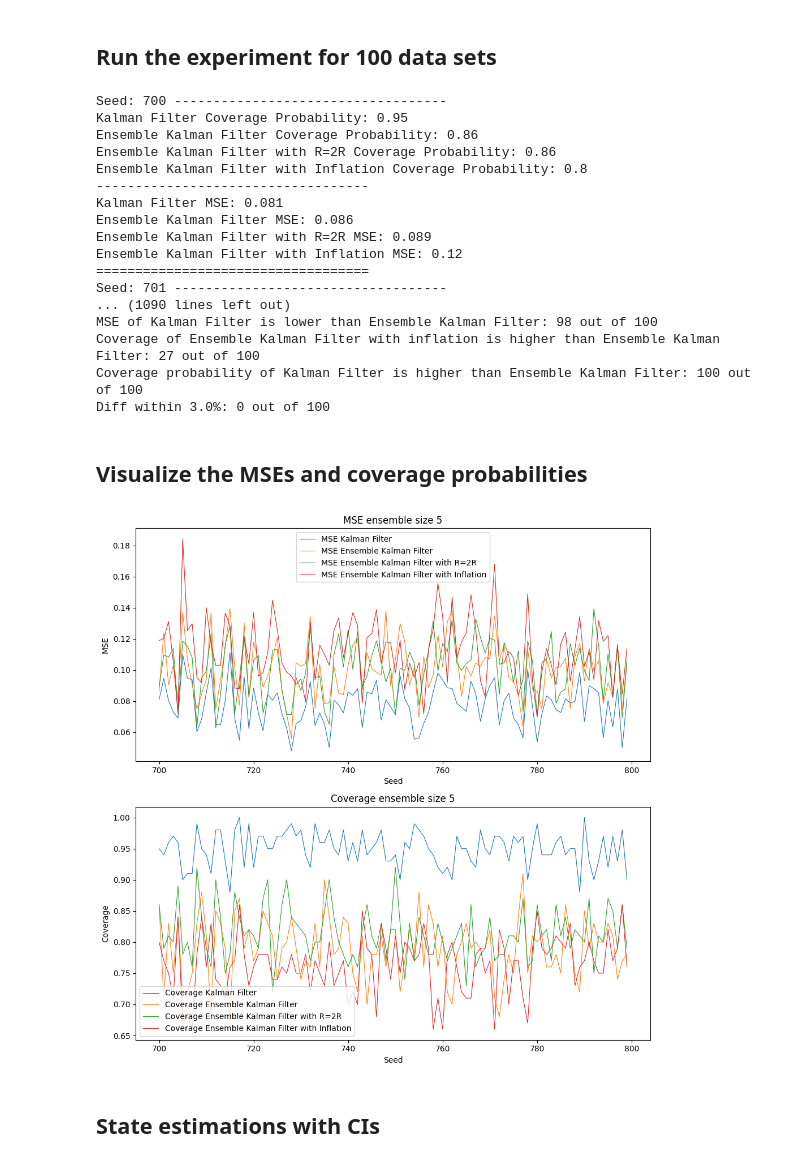
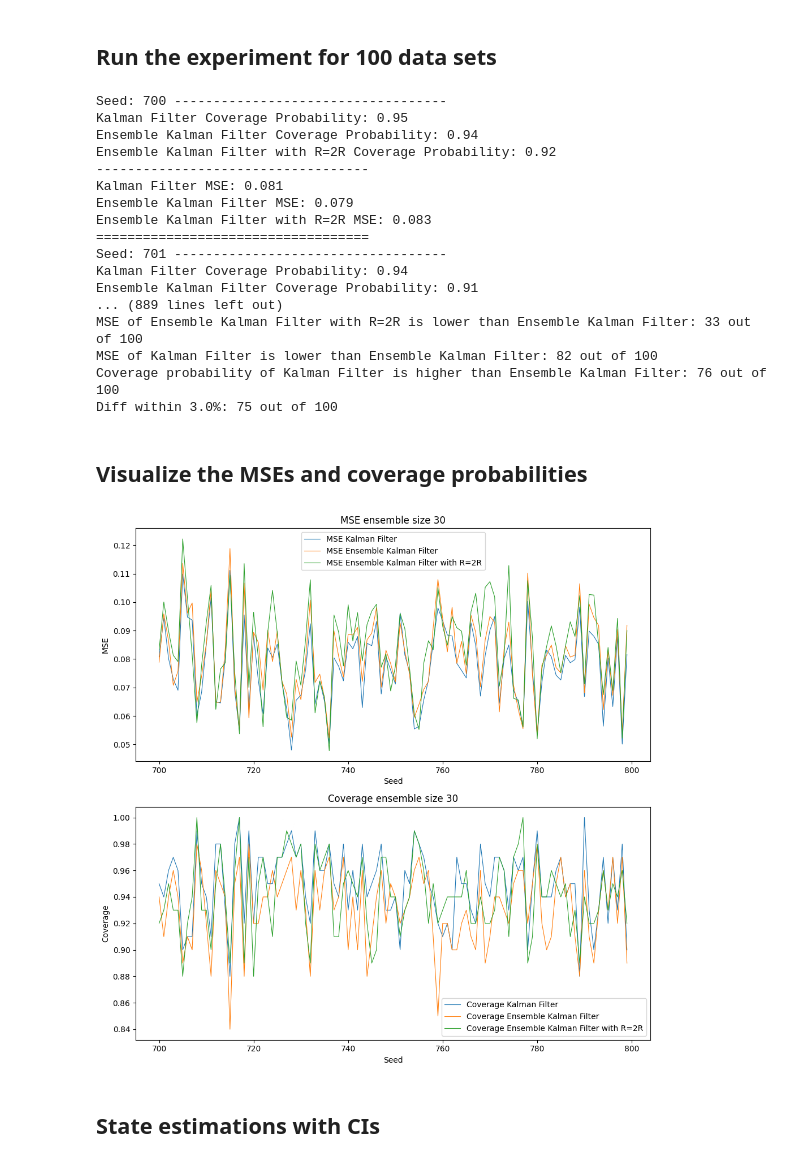
Before and after one commit to JackWang0102/STAT-546-EnFK-Simulation, a Jupyter notebook: Ornstein-Uhlenbeck model.ipynb, the cells around one changed output. Drawn from its saved outputs; the diff is of its cells as text; code cells hidden in the pictures.

```diff
--- a/Ornstein-Uhlenbeck model.ipynb
+++ b/Ornstein-Uhlenbeck model.ipynb
@@ -118,7 +118,7 @@ for seed in range(700, 700+num_experiments):
     initial_variance = 1.0
     num_steps = 100
     dt = 1.0
-    ensemble_size = 5
+    ensemble_size = 30
 
     # Generate synthetic observations
     a_k = np.exp(-lambda_ * dt)
@@ -239,71 +239,71 @@ for seed in range(700, 700+num_experiments):
     print(f"Kalman Filter Coverage Probability: {kf_coverage_probability:.2}")
     print(f"Ensemble Kalman Filter Coverage Probability: {enkf_coverage_probability:.2}")
     print(f"Ensemble Kalman Filter with R=2R Coverage Probability: {enkf_2R_coverage_probability:.2}")
-    print(f"Ensemble Kalman Filter with Inflation Coverage Probability: {enkf_inf_coverage_probability:.2}")
+    # print(f"Ensemble Kalman Filter with Inflation Coverage Probability: {enkf_inf_coverage_probability:.2}")
     print('-----------------------------------')
 
     # MSEs
     print(f"Kalman Filter MSE: {kf_mse:.2}")
     print(f"Ensemble Kalman Filter MSE: {enkf_mse:.2}")
     print(f"Ensemble Kalman Filter with R=2R MSE: {enkf_2R_mse:.2}")
-    print(f"Ensemble Kalman Filter with Inflation MSE: {enkf_inf_mse:.2}")
+    # print(f"Ensemble Kalman Filter with Inflation MSE: {enkf_inf_mse:.2}")
     print('===================================')
 
 print(f"Coverage probability of Ensemble Kalman Filter with R=2R is higher than Ensemble Kalman Filter: {coverage_R2_better_than_R} out of {num_experiments}")
 print(f"MSE of Ensemble Kalman Filter with R=2R is lower than Ensemble Kalman Filter: {MSE_R2_better_than_R} out of {num_experiments}")
 print(f"MSE of Kalman Filter is lower than Ensemble Kalman Filter: {MSE_kf_better_than_enkf} out of {num_experiments}")
-print(f'Coverage of Ensemble Kalman Filter with inflation is higher than Ensemble Kalman Filter: {coverage_inflated_better_than_R} out of {num_experiments}')
+# print(f'Coverage of Ensemble Kalman Filter with inflation is higher than Ensemble Kalman Filter: {coverage_inflated_better_than_R} out of {num_experiments}')
 print(f"Coverage probability of Kalman Filter is higher than Ensemble Kalman Filter: {coverage_kf_better_than_enkf} out of {num_experiments}")
 print(f"Diff within {diff*100}%: {diff_count} out of {num_experiments}")
 # %% [output]
 Seed: 700 -----------------------------------
 Kalman Filter Coverage Probability: 0.95
-Ensemble Kalman Filter Coverage Probability: 0.86
-Ensemble Kalman Filter with R=2R Coverage Probability: 0.86
-Ensemble Kalman Filter with Inflation Coverage Probability: 0.8
+Ensemble Kalman Filter Coverage Probability: 0.94
+Ensemble Kalman Filter with R=2R Coverage Probability: 0.92
 -----------------------------------
 Kalman Filter MSE: 0.081
-Ensemble Kalman Filter MSE: 0.086
-Ensemble Kalman Filter with R=2R MSE: 0.089
-Ensemble Kalman Filter with Inflation MSE: 0.12
+Ensemble Kalman Filter MSE: 0.079
+Ensemble Kalman Filter with R=2R MSE: 0.083
 ===================================
 Seed: 701 -----------------------------------
-... (1090 lines left out)
-MSE of Kalman Filter is lower than Ensemble Kalman Filter: 98 out of 100
-Coverage of Ensemble Kalman Filter with inflation is higher than Ensemble Kalman Filter: 27 out of 100
-Coverage probability of Kalman Filter is higher than Ensemble Kalman Filter: 100 out of 100
-Diff within 3.0%: 0 out of 100
+Kalman Filter Coverage Probability: 0.94
+Ensemble Kalman Filter Coverage Probability: 0.91
+... (889 lines left out)
+MSE of Ensemble Kalman Filter with R=2R is lower than Ensemble Kalman Filter: 33 out of 100
+MSE of Kalman Filter is lower than Ensemble Kalman Filter: 82 out of 100
+Coverage probability of Kalman Filter is higher than Ensemble Kalman Filter: 76 out of 100
+Diff within 3.0%: 75 out of 100
 # %% [markdown]
 ## Visualize the MSEs and coverage probabilities
 # %%
 # Plot the MSEs and coverage probabilities
 fig, axs = plt.subplots(2, 1, figsize=(10, 10))
 seed = range(700, 700+num_experiments)
 
 # Plot data in each subplot
 axs[0].plot(seed, MSE_kf_list, linestyle='-', linewidth=0.8, label="MSE Kalman Filter")
 axs[0].plot(seed, MSE_enkf_list, linestyle='-', linewidth=0.8, label="MSE Ensemble Kalman Filter")
 axs[0].plot(seed, MSE_2R_list, linestyle='-', linewidth=0.8, label="MSE Ensemble Kalman Filter with R=2R")
-axs[0].plot(seed, MSE_inf_list, linestyle='-', linewidth=0.8, label="MSE Ensemble Kalman Filter with Inflation")
+# axs[0].plot(seed, MSE_inf_list, linestyle='-', linewidth=0.8, label="MSE Ensemble Kalman Filter with Inflation")
 axs[0].set_title(f"MSE ensemble size {ensemble_size}")
 axs[0].set_xlabel("Seed")
 axs[0].set_ylabel("MSE")
 axs[0].legend()
 
 axs[1].plot(seed, coverage_kf_list, linestyle='-', linewidth=0.8, label="Coverage Kalman Filter")
 axs[1].plot(seed, coverage_enkf_list, linestyle='-', linewidth=0.8, label="Coverage Ensemble Kalman Filter")
 axs[1].plot(seed, coverage_2R_list, linestyle='-', linewidth=0.8, label="Coverage Ensemble Kalman Filter with R=2R")
-axs[1].plot(seed, coverage_inf_list, linestyle='-', linewidth=0.8, label="Coverage Ensemble Kalman Filter with Inflation")
+# axs[1].plot(seed, coverage_inf_list, linestyle='-', linewidth=0.8, label="Coverage Ensemble Kalman Filter with Inflation")
 axs[1].set_title(f"Coverage ensemble size {ensemble_size}")
 axs[1].set_xlabel("Seed")
 axs[1].set_ylabel("Coverage")
 axs[1].legend()
 
 plt.tight_layout()
 plt.savefig(f"EnKF_MSE_coverage_Example2_ens{ensemble_size}.png")
 plt.show()
 # %% [output]
-[figure, old version]
+[figure, new version]
 # %% [markdown]
 ## State estimations with CIs
 # %%
```
Also changed, not shown: parts of 3 cells of this notebook, 34 other files.
